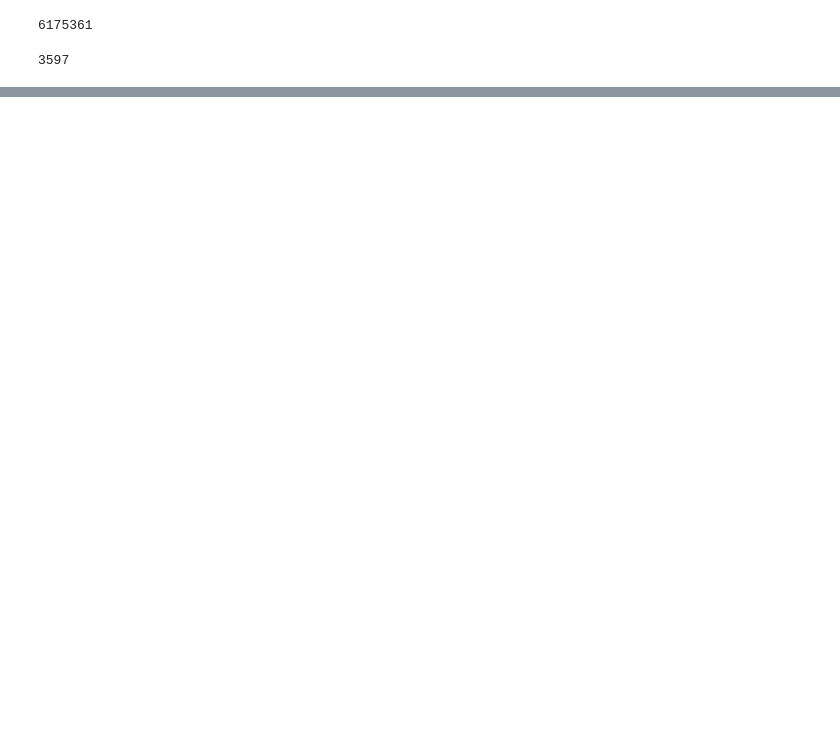
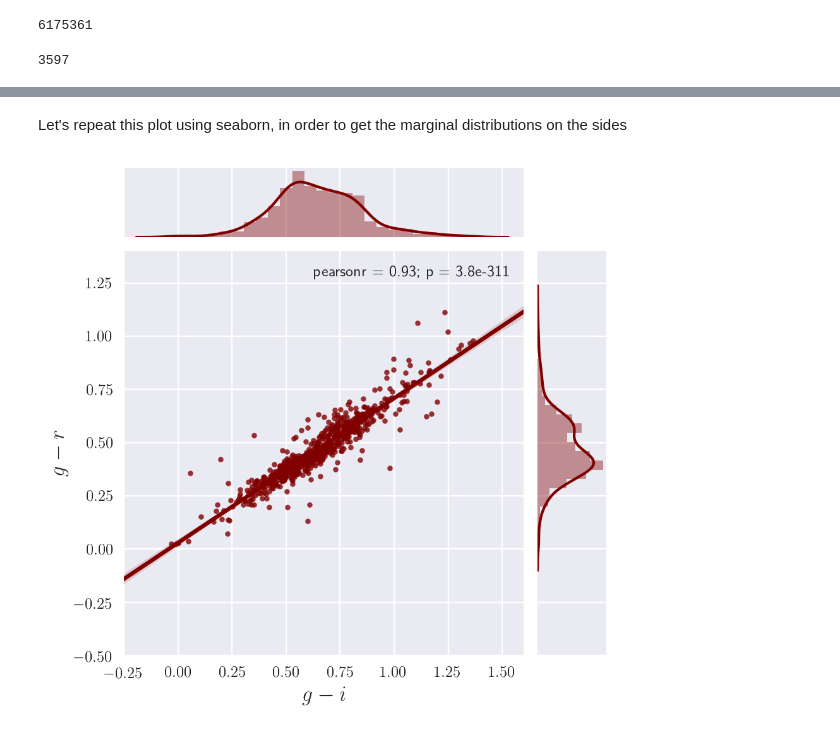
Before and after one commit to dtanoglidis/UDGs, a Jupyter notebook: Support_Vector_Machines_classification.ipynb, the cells around one changed output, grey strips where cells are left out. Saved outputs shown, nothing was run; the diff lists cells and outputs as text; code cells hidden in the pictures; blank space fills up the shorter version.

```diff
--- a/Support_Vector_Machines_classification.ipynb
+++ b/Support_Vector_Machines_classification.ipynb
@@ -130,6 +156,12 @@ Total_cut = star_gal_cut&mu_eff_cut&color_cuts&radius_cut&ell_cut
 # RA and DEC
 RA = RA[Total_cut]
 DEC = DEC[Total_cut]
+
+# Redshifts
+dnf_zmean = dnf_zmean[Total_cut]
+dnf_zmc = dnf_zmc[Total_cut]
+bpz_zmean = bpz_zmean[Total_cut]
+bpz_zmc = bpz_zmc[Total_cut]
 
 # Image A/ Image B
 IMAGE_A = IMAGE_A[Total_cut]
@@ -245,0 +326,11 @@ for i in range(100,200):
+# %%
+# Properties
+radius_g_pos = FLUX_RADIUS_G[(y_pred==1)&(dnf_zmean>0)]
+RA_pos = RA[(y_pred==1)&(dnf_zmean>0)]
+DEC_pos = DEC[(y_pred==1)&(dnf_zmean>0)]
+z_dnf_pos = dnf_zmean[(y_pred==1)&(dnf_zmean>0)]
+col_g_r_pos = col_g_r[(y_pred==1)&(dnf_zmean>0)]
+col_g_i_pos = col_g_i[(y_pred==1)&(dnf_zmean>0)]
+col_i_r_pos = col_i_r[(y_pred==1)&(dnf_zmean>0)]
+ell_pos = ellipticity[(y_pred==1)&(dnf_zmean>0)]
+mu_eff_g_pos = MU_EFF_G[(y_pred==1)&(dnf_zmean>0)]
@@ -245,0 +353,12 @@ for i in range(100,200):
+# %%
+radius_g_2 = radius_g_pos[(z_dnf_pos<0.4)]
+RA_2 = RA_pos[(z_dnf_pos<0.4)]
+DEC_2 = DEC_pos[(z_dnf_pos<0.4)]
+z_dnf_2 = z_dnf_pos[(z_dnf_pos<0.4)]
+col_g_r_2 = col_g_r_pos[(z_dnf_pos<0.4)]
+col_g_i_2 = col_g_i_pos[(z_dnf_pos<0.4)]
+col_i_r_2 = col_i_r_pos[(z_dnf_pos<0.4)]
+ell_2 = ell_pos[(z_dnf_pos<0.4)]
+mu_eff_g_2 = mu_eff_g_pos[(z_dnf_pos<0.4)]
+
+print(len(RA_2))
@@ -245,0 +381,14 @@ for i in range(100,200):
+# %% [markdown]
+Let's repeat this plot using seaborn, in order to get the marginal distributions on the sides
+# %%
+import seaborn as sns
+sns.set()
+#plt.figure(figsize=(2.0,1.0))
+g = sns.jointplot(col_g_i_2, col_g_r_2,kind='reg', color='maroon',marker='.', size=5.0)
+plt.ylim(-0.50,1.4)
+plt.xlim(-0.25,1.60)
+plt.xlabel('$g-i$', fontsize=14)
+plt.ylabel('$g-r$', fontsize=14)
+plt.show()
+# %% [output]
+[figure, added]
```
Also changed, not shown: parts of 27 cells of this notebook.
